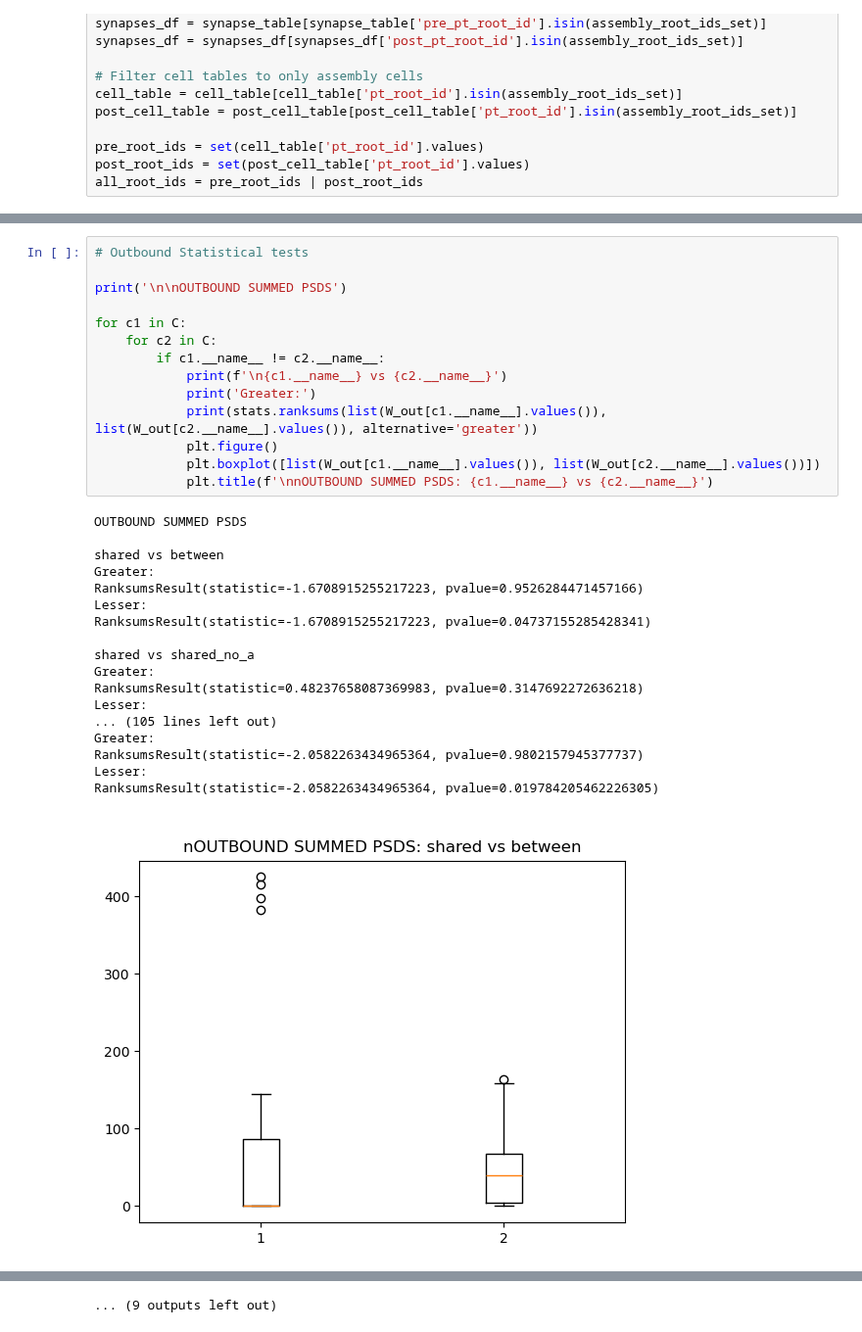
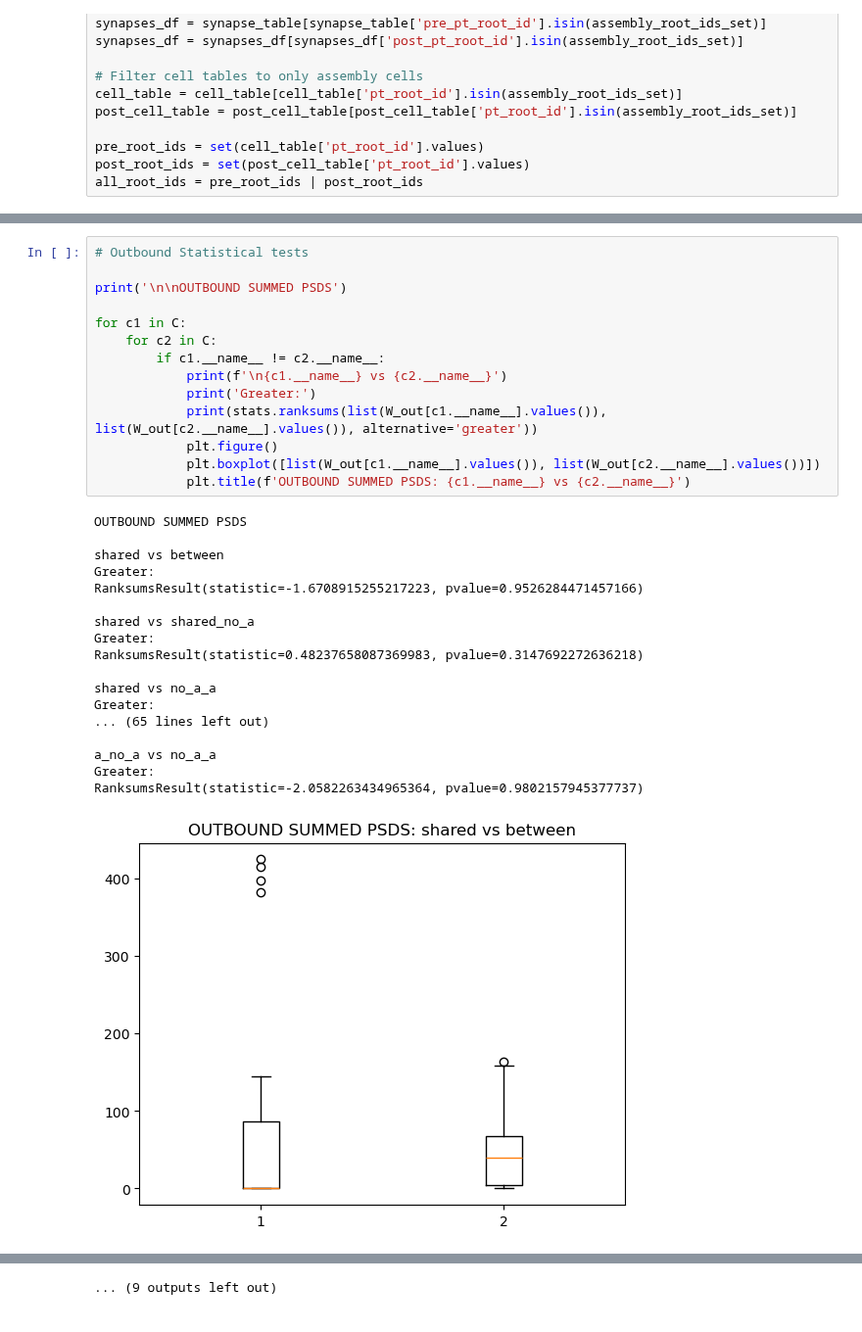
Before and after one commit to Jawagnercarena/Assembly_Organization, a Jupyter notebook: files_to_discuss/stefan_b_monosynaptic_analysis_by_sets.ipynb, the cells around one changed output, grey strips where cells are left out. Shown at 98% size. Saved outputs shown, nothing was run; the diff lists cells and outputs as text.

```diff
--- a/files_to_discuss/stefan_b_monosynaptic_analysis_by_sets.ipynb
+++ b/files_to_discuss/stefan_b_monosynaptic_analysis_by_sets.ipynb
@@ -185,33 +199,33 @@ print(W_out)
 # %%
 # Outbound Statistical tests
 
 print('\n\nOUTBOUND SUMMED PSDS')
 
 for c1 in C:
     for c2 in C:
         if c1.__name__ != c2.__name__:
             print(f'\n{c1.__name__} vs {c2.__name__}')
             print('Greater:')
             print(stats.ranksums(list(W_out[c1.__name__].values()), list(W_out[c2.__name__].values()), alternative='greater'))
             plt.figure()
             plt.boxplot([list(W_out[c1.__name__].values()), list(W_out[c2.__name__].values())])
-            plt.title(f'\nnOUTBOUND SUMMED PSDS: {c1.__name__} vs {c2.__name__}')
+            plt.title(f'OUTBOUND SUMMED PSDS: {c1.__name__} vs {c2.__name__}')
 # %% [output]
 OUTBOUND SUMMED PSDS
 
 shared vs between
 Greater:
 RanksumsResult(statistic=-1.6708915255217223, pvalue=0.9526284471457166)
-Lesser:
-RanksumsResult(statistic=-1.6708915255217223, pvalue=0.04737155285428341)
 
 shared vs shared_no_a
 Greater:
 RanksumsResult(statistic=0.48237658087369983, pvalue=0.3147692272636218)
-Lesser:
-... (105 lines left out)
+
+shared vs no_a_a
+Greater:
+... (65 lines left out)
+
+a_no_a vs no_a_a
 Greater:
 RanksumsResult(statistic=-2.0582263434965364, pvalue=0.9802157945377737)
-Lesser:
-RanksumsResult(statistic=-2.0582263434965364, pvalue=0.019784205462226305)
-[figure, old version]
+[figure, new version]
```
Also changed, not shown: parts of 6 cells of this notebook.
